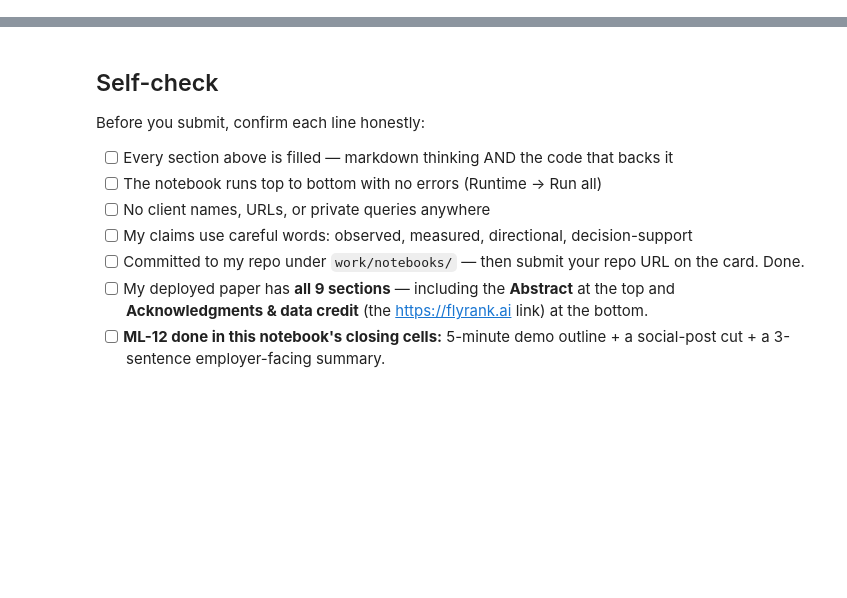
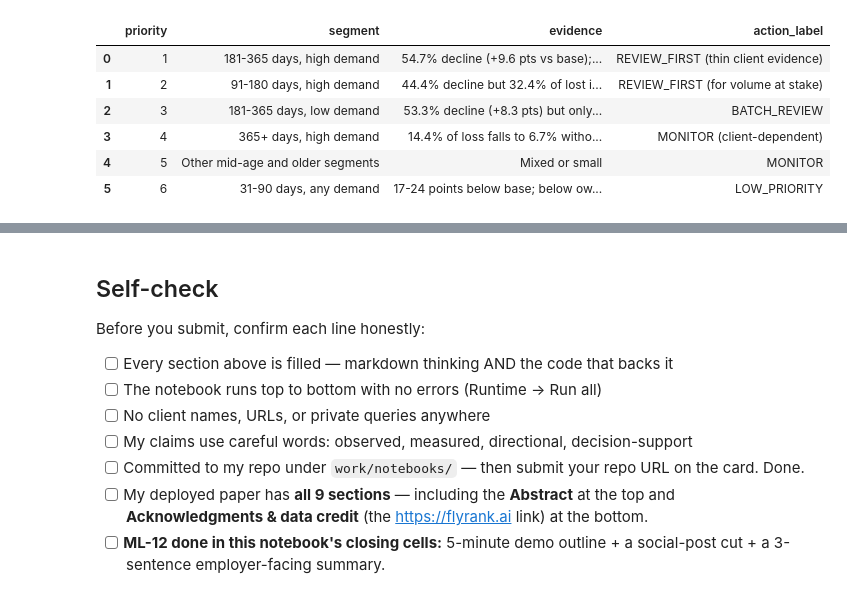
Before and after one commit to NAJAM2005/flyrank-ml-internship, a Jupyter notebook: work/notebooks/capstone.ipynb, the cells around one changed output, grey strips where cells are left out. Saved outputs shown, nothing was run; the diff lists cells and outputs as text; code cells hidden in the pictures; blank space fills up the shorter version.

```diff
--- a/work/notebooks/capstone.ipynb
+++ b/work/notebooks/capstone.ipynb
@@ -36,0 +236,19 @@ This skeleton is yours to fill. Work the sections **in order** — each one has
+# %%
+recs = pd.DataFrame([
+    [1, "181-365 days, high demand", "54.7% decline (+9.6 pts vs base); 24.9% of lost impressions (29.0% without top client); above own rate in 3/4 clients", "REVIEW_FIRST (thin client evidence)"],
+    [2, "91-180 days, high demand", "44.4% decline but 32.4% of lost impressions (36.7% without top client); above own rate in 7/9", "REVIEW_FIRST (for volume at stake)"],
+    [3, "181-365 days, low demand", "53.3% decline (+8.3 pts) but only 2.4% of loss", "BATCH_REVIEW"],
+    [4, "365+ days, high demand", "14.4% of loss falls to 6.7% without the top client; 38.5% decline", "MONITOR (client-dependent)"],
+    [5, "Other mid-age and older segments", "Mixed or small", "MONITOR"],
+    [6, "31-90 days, any demand", "17-24 points below base; below own rate in 0/3, 0/4, 0/5 clients", "LOW_PRIORITY"],
+], columns=["priority", "segment", "evidence", "action_label"])
+pd.set_option("display.max_colwidth", None)
+display(recs)
+# %% [output]
+|  | priority | segment | evidence | action_label |
+| 0 | 1 | 181-365 days, high demand | 54.7% decline (+9.6 pts vs base);... | REVIEW_FIRST (thin client evidence) |
+| 1 | 2 | 91-180 days, high demand | 44.4% decline but 32.4% of lost i... | REVIEW_FIRST (for volume at stake) |
+| 2 | 3 | 181-365 days, low demand | 53.3% decline (+8.3 pts) but only... | BATCH_REVIEW |
+| 3 | 4 | 365+ days, high demand | 14.4% of loss falls to 6.7% witho... | MONITOR (client-dependent) |
+| 4 | 5 | Other mid-age and older segments | Mixed or small | MONITOR |
+| 5 | 6 | 31-90 days, any demand | 17-24 points below base; below ow... | LOW_PRIORITY |
```
Also changed, not shown: parts of 25 cells of this notebook.
